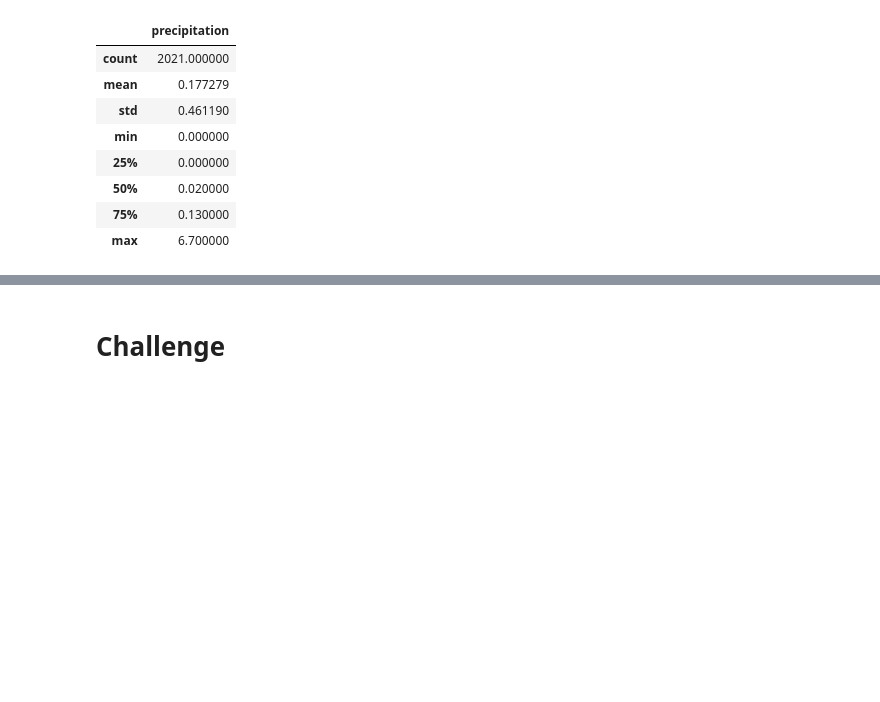
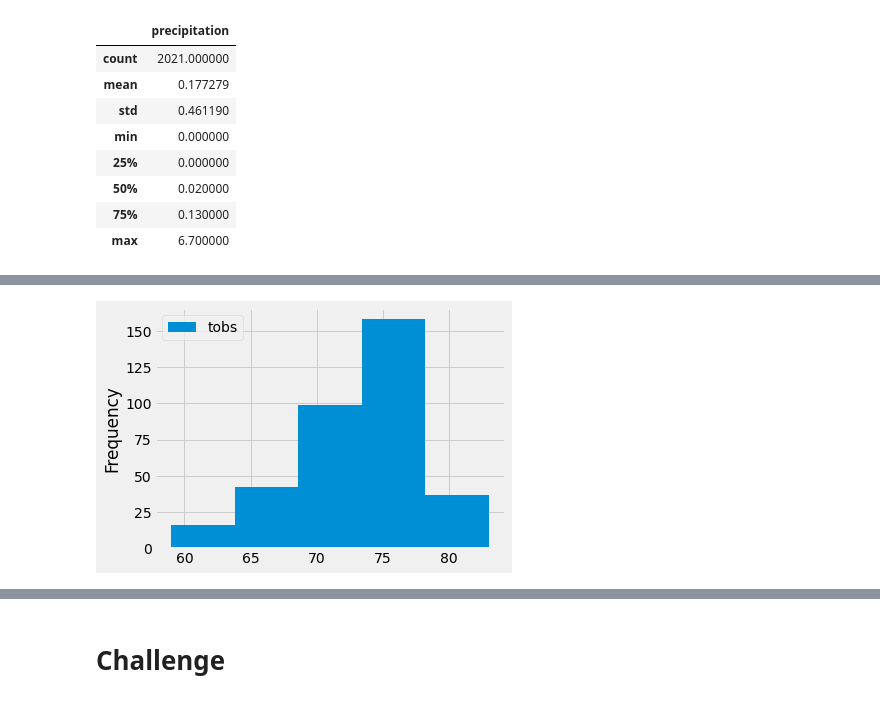
Before and after one commit to aliciacordova/surfs_up, a Jupyter notebook: climate_analysis.ipynb, the cells around one changed output, grey strips where cells are left out. Cells and saved outputs as stored; diff of their text form; code cells hidden in the pictures; blank space fills up the shorter version.

```diff
--- a/climate_analysis.ipynb
+++ b/climate_analysis.ipynb
@@ -87,0 +139,6 @@ df.describe()
+# %%
+# Adjusting bins=5
+df.plot.hist(bins=5)
+plt.tight_layout()
+# %% [output]
+[figure, added]
```
Also changed, not shown: parts of 6 cells of this notebook.
